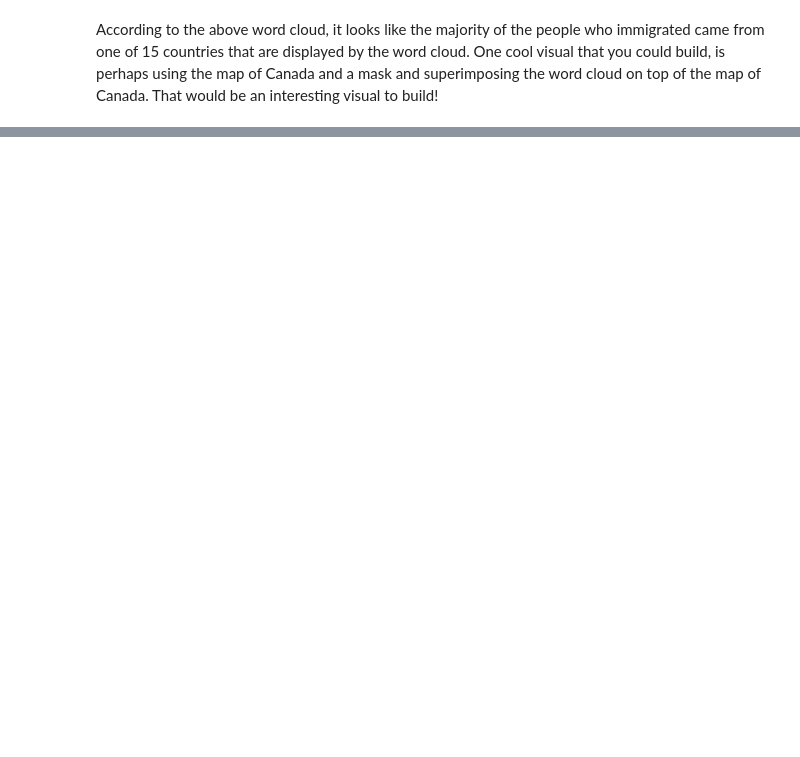
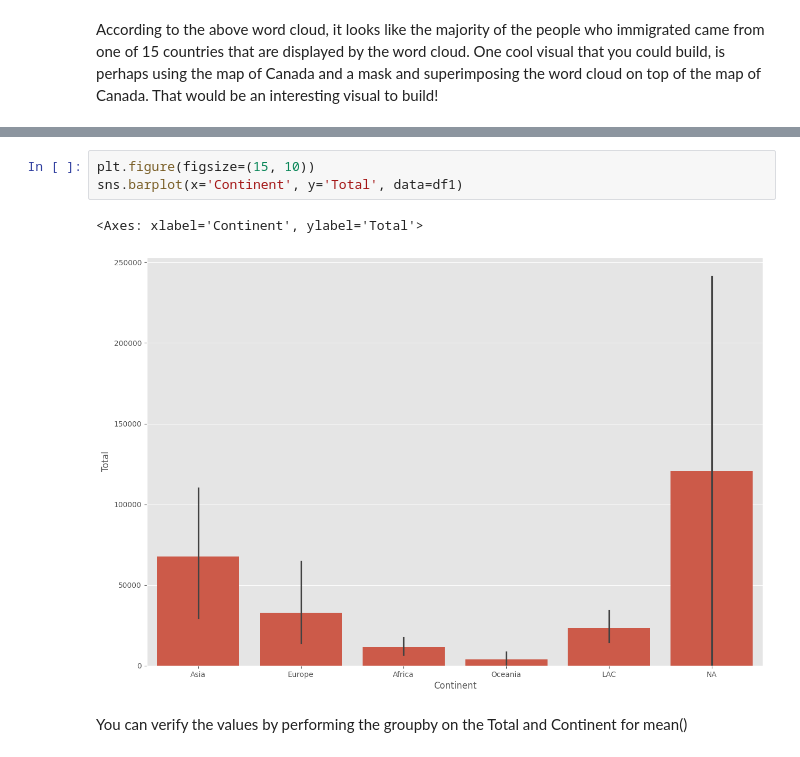
Before and after one commit to DUY2602/IBM-Data-Science, a Jupyter notebook: 8. Data Visualization with Python/Basic & Specialized Visualization tools/waffle_chart_word_cloud_regression_plot.ipynb, the cells around one changed output, grey strips where cells are left out. Drawn from its saved outputs; the diff is of its cells as text; blank space fills up the shorter version.

```diff
--- a/8. Data Visualization with Python/Basic & Specialized Visualization tools/waffle_chart_word_cloud_regression_plot.ipynb
+++ b/8. Data Visualization with Python/Basic & Specialized Visualization tools/waffle_chart_word_cloud_regression_plot.ipynb
@@ -566,0 +605,8 @@ According to the above word cloud, it looks like the majority of the people who
+# %%
+plt.figure(figsize=(15, 10))
+sns.barplot(x='Continent', y='Total', data=df1)
+# %% [output]
+<Axes: xlabel='Continent', ylabel='Total'>
+[figure, added]
+# %% [markdown]
+You can verify the values by performing the groupby on the Total and Continent for mean()
```
Also changed, not shown: parts of 35 cells of this notebook.
